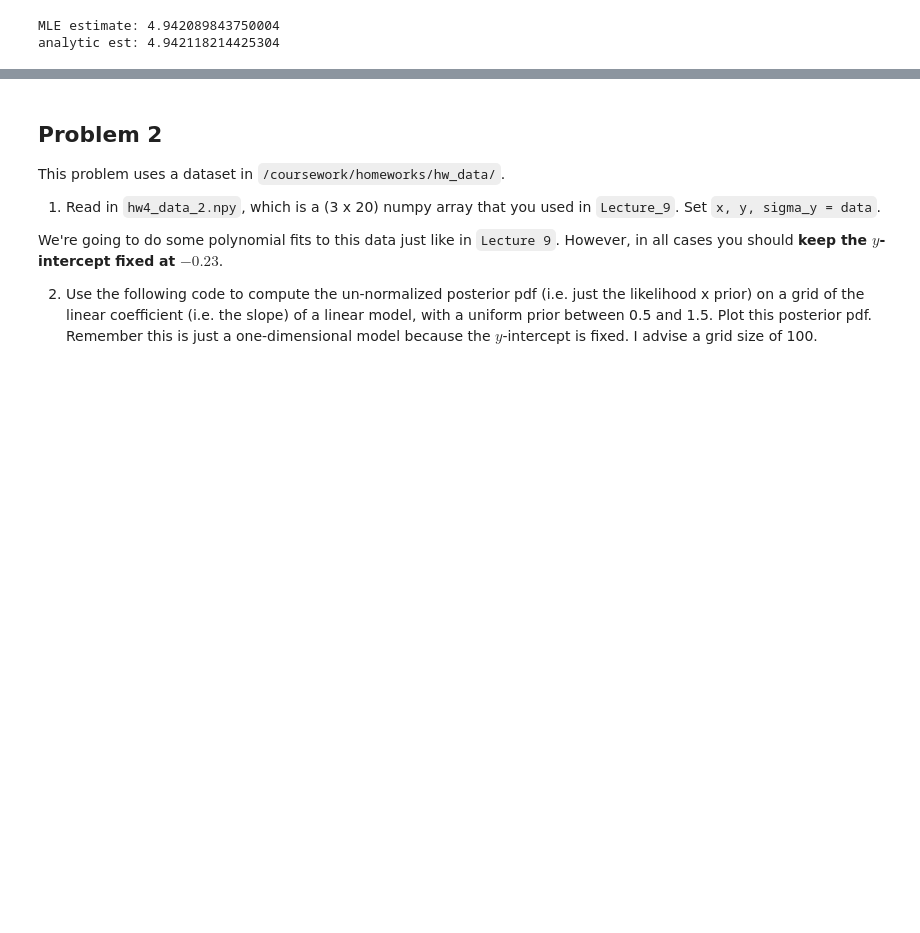
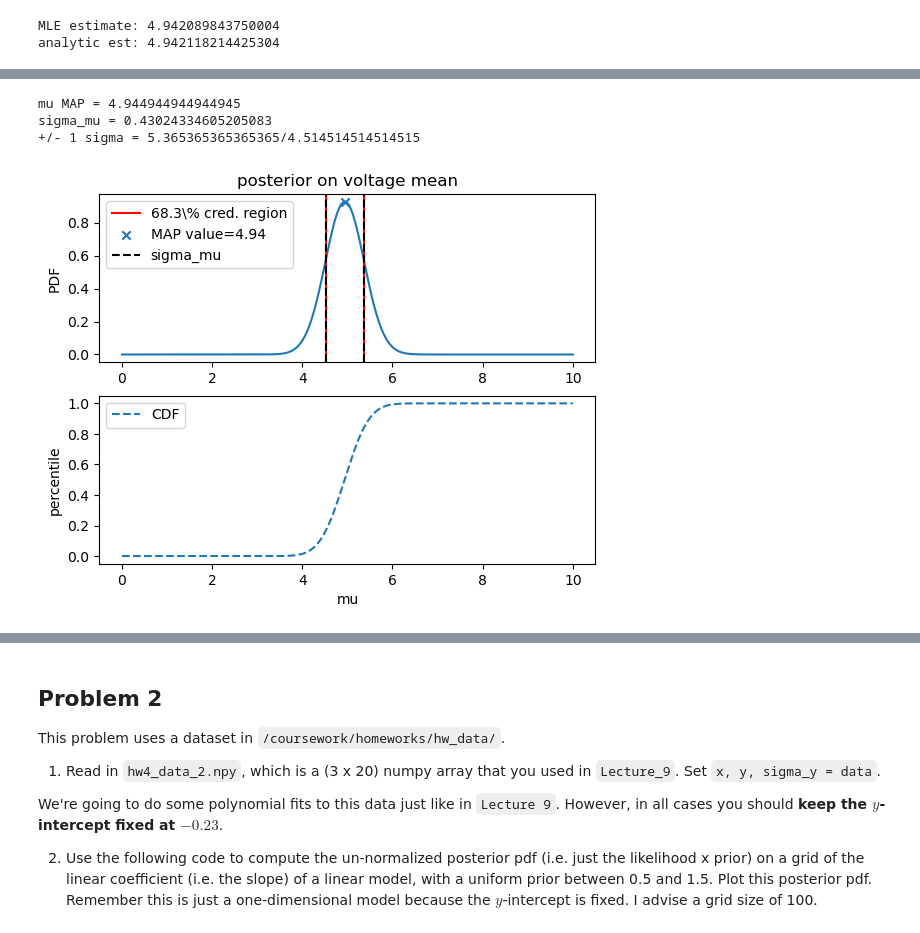
Before and after one commit to VanderbiltAstronomy/astr_8070_s24, a Jupyter notebook: coursework/student_folders/levi_schult/hws/vu_astr8070_s24_hw4_levischult.ipynb, the cells around one changed output, grey strips where cells are left out. Cells and saved outputs as stored; diff of their text form; code cells hidden in the pictures; blank space fills up the shorter version.

```diff
--- a/coursework/student_folders/levi_schult/hws/vu_astr8070_s24_hw4_levischult.ipynb
+++ b/coursework/student_folders/levi_schult/hws/vu_astr8070_s24_hw4_levischult.ipynb
@@ -116,0 +257,13 @@ analytic est: 4.942118214425304
+# %%
+def mu1prior1(x):
+    return uniform(loc=3, scale=4).pdf(x)
+
+# LSS making mu grid
+mugrid1 = np.linspace(0, 10, 1000)
+
+post_test, cdf_test, mumap_test, musigma_test = calcpost_plot(mugrid1, mu1prior1, data1[:, 0], data1[:, 1])
+# %% [output]
+mu MAP = 4.944944944944945
+sigma_mu = 0.43024334605205083
++/- 1 sigma = 5.365365365365365/4.514514514514515
+[figure, added]
```
Also changed, not shown: parts of 23 cells of this notebook.
